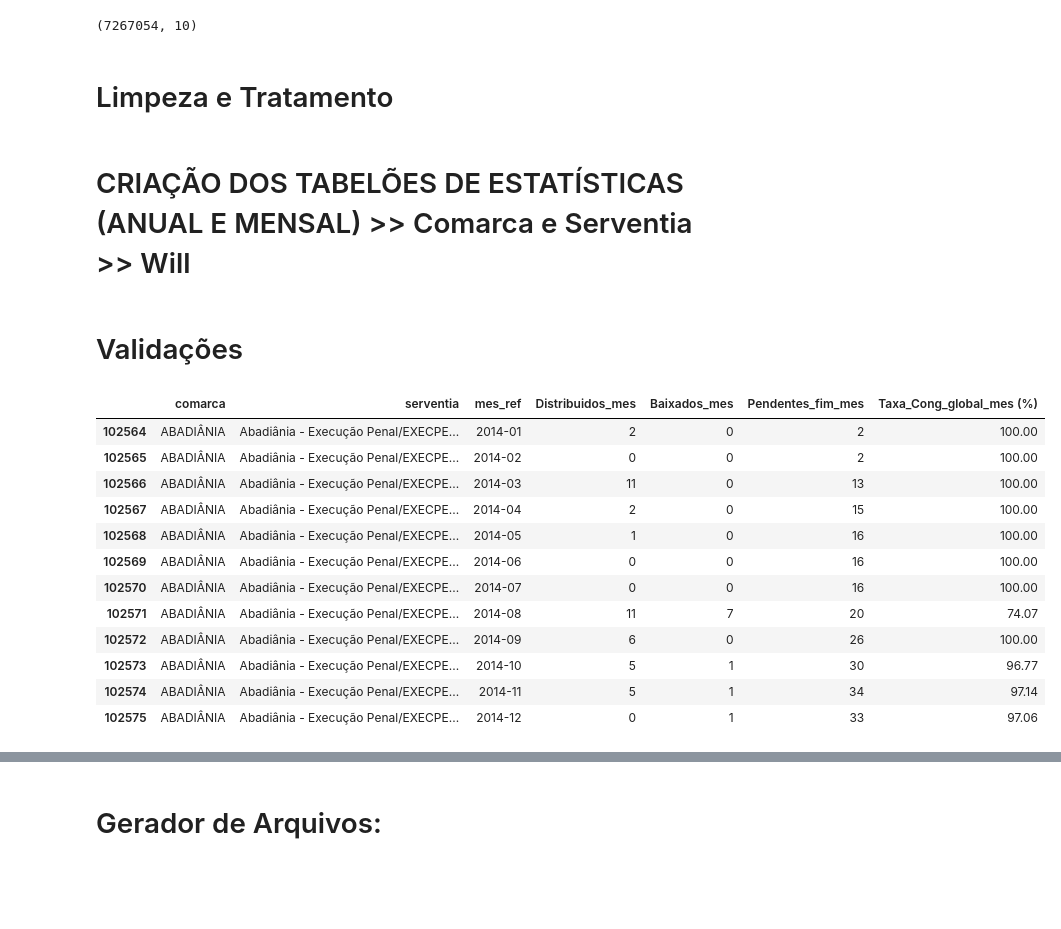
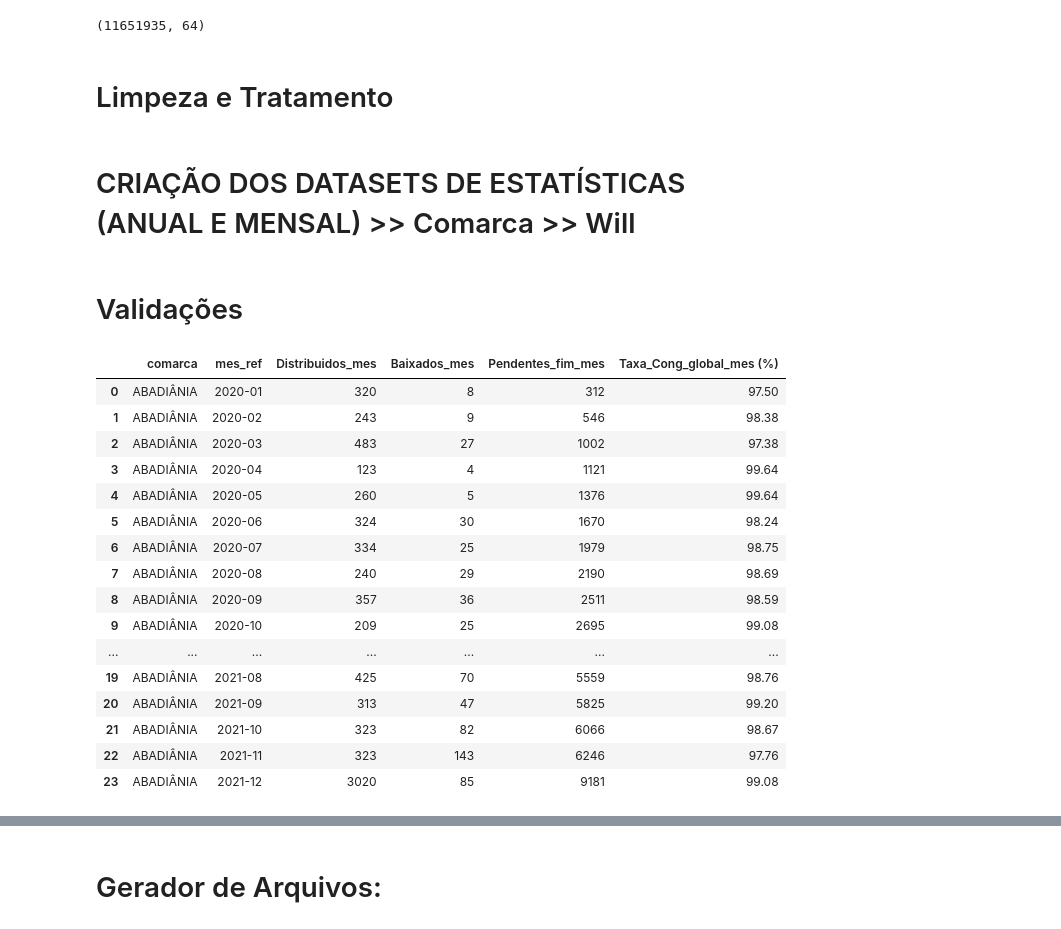
Before and after one commit to dvjuliocesar/TJGO_Projeto7_TxCongGeral, a Jupyter notebook: tx_updated.ipynb, the cells around one changed output, grey strips where cells are left out. Drawn from its saved outputs; the diff is of its cells as text; code cells hidden in the pictures; blank space fills up the shorter version.

```diff
--- a/tx_updated.ipynb
+++ b/tx_updated.ipynb
@@ -7,17 +276,17 @@ import os
 # %%
-# Listar os arquivos CSV na pasta 'uploads'
-arquivo_csv = glob.glob('uploads/processos_*.csv')
+# Listar os arquivos CSV na pasta 'data'
+arquivo_csv = glob.glob('dataclean/processos_*.csv')
 # Carregar os arquivos CSV e concatenar em um único DataFrame
 dfs = []
 for arquivo in arquivo_csv:  # lista/iterável com os caminhos tipo 'processos_1.csv', 'processos_2.csv', ...
-    df_ano = pd.read_csv(arquivo, sep=',', encoding='utf-8')
+    df_ano = pd.read_csv(arquivo, sep='#', encoding='utf-8')
     dfs.append(df_ano)
 
 df = pd.concat(dfs, ignore_index=True)
 
 print(df.shape)
 # %% [output]
-(7267054, 10)
+(11651935, 64)
 # %% [markdown]
 # Limpeza e Tratamento
 # %%
@@ -29,7 +298,7 @@ coluna_serventia = [col for col in colunas if 'serventia' in col.lower()][0]
 coluna_distribuicao = [col for col in colunas if 'data_distribuicao' in col.lower()][0]
 coluna_baixa = [col for col in colunas if 'data_baixa' in col.lower()][0]
 coluna_area_acao = [col for col in colunas if 'nome_area_acao' in col.lower()][0]
-coluna_processo_id = [col for col in colunas if 'numero' in col.lower()][0]
+coluna_processo_id = [col for col in colunas if 'processo_id' in col.lower()][0]
 coluna_comarca = [col for col in colunas if 'comarca' in col.lower()][0]
 
 # Renomear colunas para garantir consistência
@@ -41,12 +310,8 @@ coluna_processo_id: 'numero',
 coluna_comarca: 'comarca',
 coluna_serventia: 'serventia'
 })
-
-# Converter colunas de data para datetime com tratamento de erros
-df['data_distribuicao'] = pd.to_datetime(df['data_distribuicao'], errors='coerce')
-df['data_baixa'] = pd.to_datetime(df['data_baixa'], errors='coerce')
 # %% [markdown]
-# CRIAÇÃO DOS TABELÕES DE ESTATÍSTICAS (ANUAL E MENSAL) >> Comarca e Serventia >> Will
+# CRIAÇÃO DOS DATASETS DE ESTATÍSTICAS (ANUAL E MENSAL) >> Comarca >> Will
 # %%
 # 0) Garantir datetime
 df['data_distribuicao'] = pd.to_datetime(df['data_distribuicao'], errors='coerce')
@@ -119,18 +444,22 @@ df_global_mes = base[['comarca','serventia','mes_ref',
 # %% [markdown]
 # Validações
 # %%
-df_global_mes.head(12)
+df_global_mes.head(24)
 # %% [output]
-|  | comarca | serventia | mes_ref | Distribuidos_mes | Baixados_mes | Pendentes_fim_mes | Taxa_Cong_global_mes (%) |
-| 102564 | ABADIÂNIA | Abadiânia - Execução Penal/EXECPE... | 2014-01 | 2 | 0 | 2 | 100.00 |
-| 102565 | ABADIÂNIA | Abadiânia - Execução Penal/EXECPE... | 2014-02 | 0 | 0 | 2 | 100.00 |
-| 102566 | ABADIÂNIA | Abadiânia - Execução Penal/EXECPE... | 2014-03 | 11 | 0 | 13 | 100.00 |
-| 102567 | ABADIÂNIA | Abadiânia - Execução Penal/EXECPE... | 2014-04 | 2 | 0 | 15 | 100.00 |
-| 102568 | ABADIÂNIA | Abadiânia - Execução Penal/EXECPE... | 2014-05 | 1 | 0 | 16 | 100.00 |
-| 102569 | ABADIÂNIA | Abadiânia - Execução Penal/EXECPE... | 2014-06 | 0 | 0 | 16 | 100.00 |
-| 102570 | ABADIÂNIA | Abadiânia - Execução Penal/EXECPE... | 2014-07 | 0 | 0 | 16 | 100.00 |
-| 102571 | ABADIÂNIA | Abadiânia - Execução Penal/EXECPE... | 2014-08 | 11 | 7 | 20 | 74.07 |
-| 102572 | ABADIÂNIA | Abadiânia - Execução Penal/EXECPE... | 2014-09 | 6 | 0 | 26 | 100.00 |
-| 102573 | ABADIÂNIA | Abadiânia - Execução Penal/EXECPE... | 2014-10 | 5 | 1 | 30 | 96.77 |
-| 102574 | ABADIÂNIA | Abadiânia - Execução Penal/EXECPE... | 2014-11 | 5 | 1 | 34 | 97.14 |
-| 102575 | ABADIÂNIA | Abadiânia - Execução Penal/EXECPE... | 2014-12 | 0 | 1 | 33 | 97.06 |
+|  | comarca | mes_ref | Distribuidos_mes | Baixados_mes | Pendentes_fim_mes | Taxa_Cong_global_mes (%) |
+| 0 | ABADIÂNIA | 2020-01 | 320 | 8 | 312 | 97.50 |
+| 1 | ABADIÂNIA | 2020-02 | 243 | 9 | 546 | 98.38 |
+| 2 | ABADIÂNIA | 2020-03 | 483 | 27 | 1002 | 97.38 |
+| 3 | ABADIÂNIA | 2020-04 | 123 | 4 | 1121 | 99.64 |
+| 4 | ABADIÂNIA | 2020-05 | 260 | 5 | 1376 | 99.64 |
+| 5 | ABADIÂNIA | 2020-06 | 324 | 30 | 1670 | 98.24 |
+| 6 | ABADIÂNIA | 2020-07 | 334 | 25 | 1979 | 98.75 |
+| 7 | ABADIÂNIA | 2020-08 | 240 | 29 | 2190 | 98.69 |
+| 8 | ABADIÂNIA | 2020-09 | 357 | 36 | 2511 | 98.59 |
+| 9 | ABADIÂNIA | 2020-10 | 209 | 25 | 2695 | 99.08 |
+| ... | ... | ... | ... | ... | ... | ... |
+| 19 | ABADIÂNIA | 2021-08 | 425 | 70 | 5559 | 98.76 |
+| 20 | ABADIÂNIA | 2021-09 | 313 | 47 | 5825 | 99.20 |
+| 21 | ABADIÂNIA | 2021-10 | 323 | 82 | 6066 | 98.67 |
+| 22 | ABADIÂNIA | 2021-11 | 323 | 143 | 6246 | 97.76 |
+| 23 | ABADIÂNIA | 2021-12 | 3020 | 85 | 9181 | 99.08 |
```
Also changed, not shown: parts of 32 cells of this notebook.
